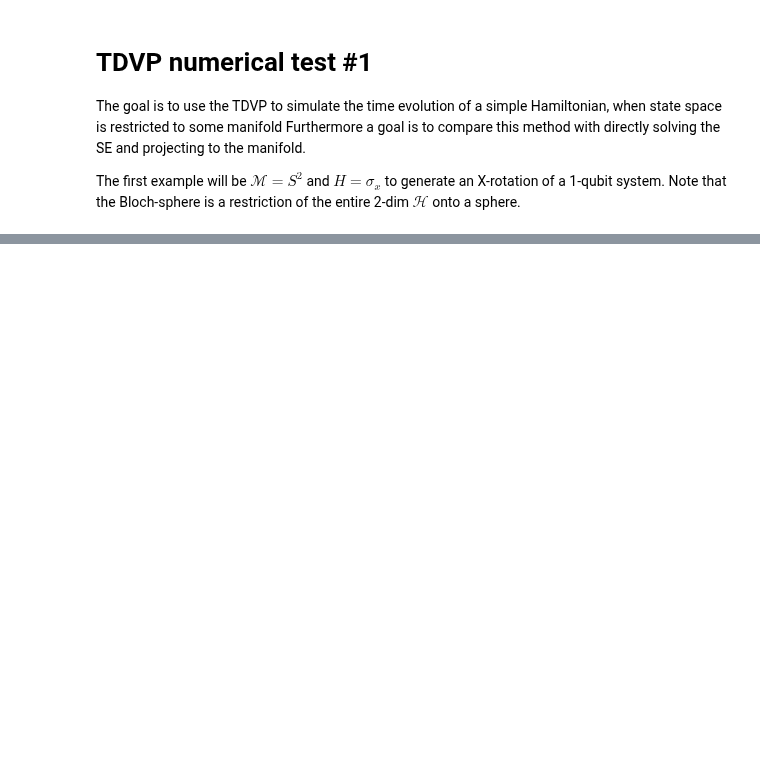
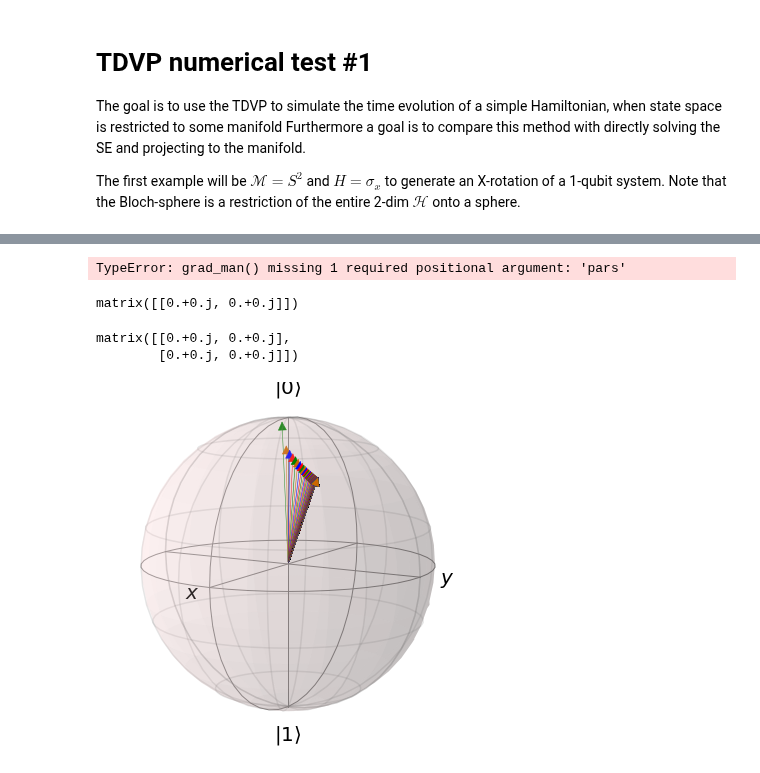
Before and after one commit to LeonhardRichter/TDVP_and_QAOA, a Jupyter notebook: tdvp.ipynb, the cells around one changed output, grey strips where cells are left out. Drawn from its saved outputs; the diff is of its cells as text; code cells hidden in the pictures; blank space fills up the shorter version.

Commit message:
continue tdvp on bloch

```diff
--- a/tdvp.ipynb
+++ b/tdvp.ipynb
@@ -125,0 +46,12 @@ TypeError: 'list' object cannot be interpreted as an integer
+# %%
+def G(psi:Callable[[Iterable[float]],qt.Qobj],pars:Iterable[float])->np.matrix:
+    dpsi = finitediff(psi)
+    return np.matrix([[
+        (dpsi(pars)[j].dag()*(H*dpsi(pars)[k])).full()[0][0]
+        for j in range(2)]for k in range(2)])
+# %%
+def grad(psi:Callable[[Iterable[float]],qt.Qobj], pars:Iterable[float],H:qt.Qobj=qt.sigmax())->np.matrix:
+    dpsi = finitediff(psi)
+    return np.matrix([
+        (dpsi(pars)[k].dag()*(H*psi(pars))).full()[0][0]
+        for k in range(2)])
@@ -125,0 +73,35 @@ TypeError: 'list' object cannot be interpreted as an integer
+# %%
+grad_man((0,0))
+# %% [output]
+TypeError: grad_man() missing 1 required positional argument: 'pars'
+# %%
+grad(psi,(0,0))
+# %% [output]
+matrix([[0.+0.j, 0.+0.j]])
+# %%
+G(psi,[0,0])
+# %% [output]
+matrix([[0.+0.j, 0.+0.j],
+        [0.+0.j, 0.+0.j]])
+# %%
+def linear_evo(psi:Callable[[Iterable[float]],qt.Qobj],par_0:Iterable[float],H:qt.Qobj=qt.sigmax(),stepsize:float=.5,steps:int=1000):
+    par_list = [par_0]
+    for t in range(steps):
+        par = par_list[-1]
+        new_par = (np.matrix([par]) - 1j*stepsize*np.linalg.inv(G(psi,par))*grad(psi,par,H).T).tolist()[0]
+        # new_par=np.real_if_close(new_par,tol=10000)
+        # assert np.isrealobj(new_par), f"imaginary part to large: {new_par}"
+        new_par=np.absolute(new_par)
+        par_list.append((new_par[0], new_par[1]))
+
+    return par_list
+# %%
+pts = linear_evo(psi,(0.1,0.1),H=qt.sigmay(),steps=1000,stepsize=.01)
+# %%
+b = qt.Bloch()
+b.add_states([psi(pt) for pt in pts],kind="vector")
+b.view=[-60,10]
+b.vector_width=.5
+b.show()
+# %% [output]
+[figure, added]
```
Also changed, not shown: parts of 38 cells of this notebook, 2 other files.
